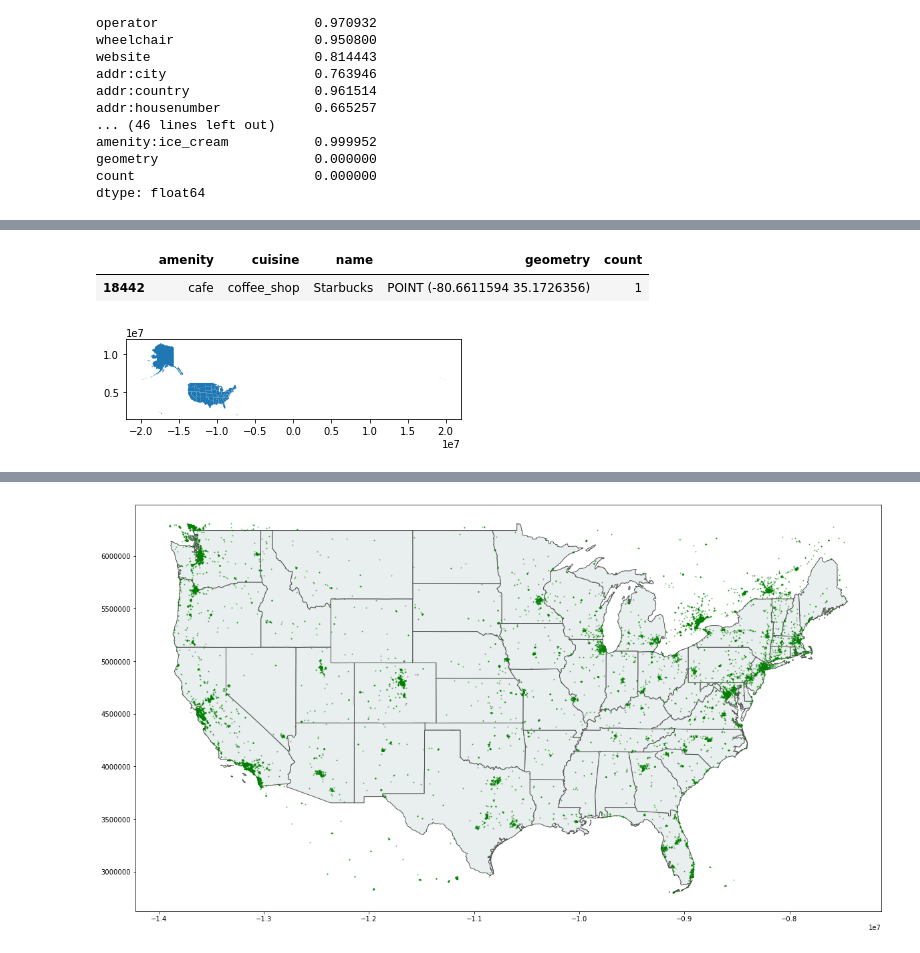
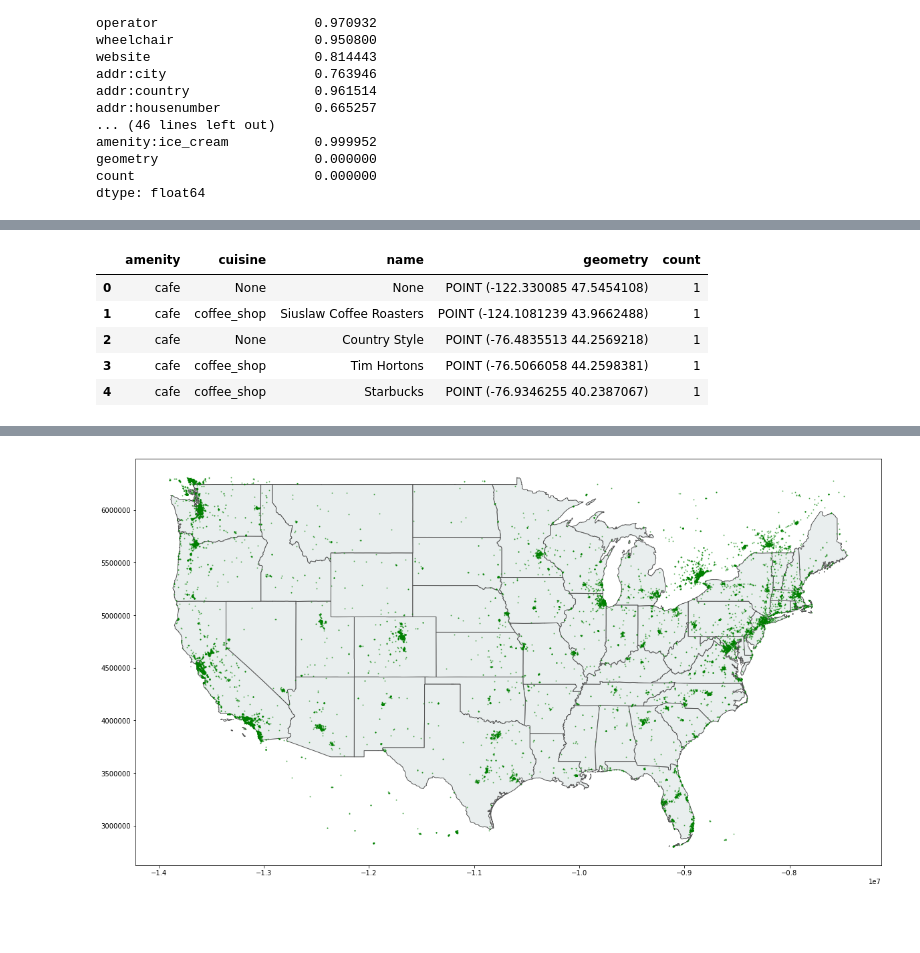
Before and after one commit to dovinmu/python-viz-notebooks, a Jupyter notebook: exploring_geographic_data.ipynb, the cells around one changed output, grey strips where cells are left out. Saved outputs shown, nothing was run; the diff lists cells and outputs as text; code cells hidden in the pictures; blank space fills up the shorter version.

```diff
--- a/exploring_geographic_data.ipynb
+++ b/exploring_geographic_data.ipynb
@@ -101,10 +116,14 @@ cafes.sample(5)
 # %%
 del cafes['id']
 del cafes['@id']
-cafes.sample()
+cafes.head()
 # %% [output]
 |  | amenity | cuisine | name | geometry | count |
-| 18442 | cafe | coffee_shop | Starbucks | POINT (-80.6611594 35.1726356) | 1 |
+| 0 | cafe | None | None | POINT (-122.330085 47.5454108) | 1 |
+| 1 | cafe | coffee_shop | Siuslaw Coffee Roasters | POINT (-124.1081239 43.9662488) | 1 |
+| 2 | cafe | None | Country Style | POINT (-76.4835513 44.2569218) | 1 |
+| 3 | cafe | coffee_shop | Tim Hortons | POINT (-76.5066058 44.2598381) | 1 |
+| 4 | cafe | coffee_shop | Starbucks | POINT (-76.9346255 40.2387067) | 1 |
 # %%
 us_geo = geopandas.read_file('us_20m.json')
 us_geo.crs = {'init' :'epsg:4326'}
@@ -112,9 +130,3 @@ us_geo = us_geo.to_crs({'init': 'epsg:3395'})
-# %%
-us_geo.plot()
-# plt.xlim((-2, -0.5))
-plt.show()
-# %% [output]
-[figure, removed]
 # %%
 us_geo = us_geo[(us_geo.NAME != "Hawaii") & (us_geo.NAME != "Alaska") & (us_geo.NAME != "Puerto Rico")]
 us_geo.plot()
```
Also changed, not shown: parts of 15 cells of this notebook.
